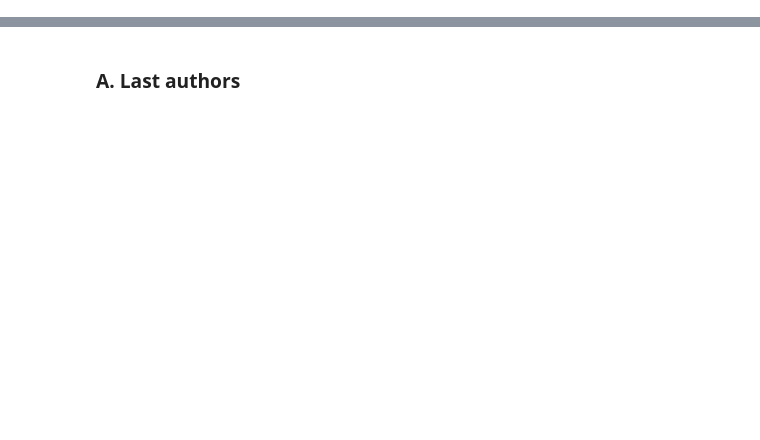
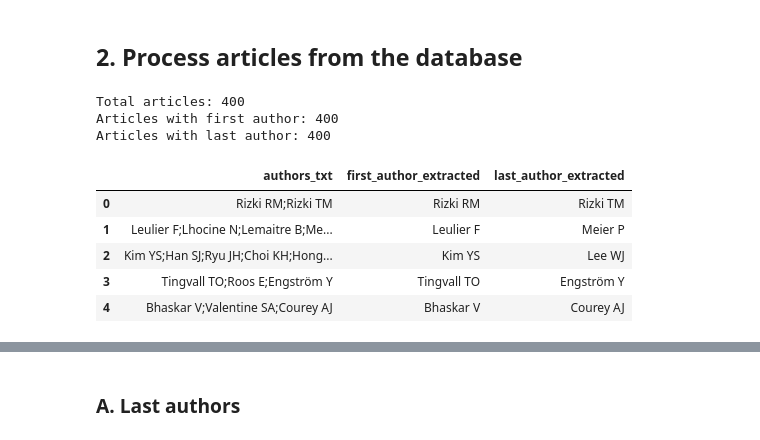
Before and after one commit to jcblemai/drosophila-reproducibility, a Jupyter notebook: preprocess.ipynb, the cells around one changed output, grey strips where cells are left out. Drawn from its saved outputs; the diff is of its cells as text; code cells hidden in the pictures; blank space fills up the shorter version.

```diff
--- a/preprocess.ipynb
+++ b/preprocess.ipynb
@@ -41,0 +75,44 @@ if from_database:
+# %% [markdown]
+ ## 2. Process articles from the database
+# %%
+# Process articles
+articles = clean_df(dfs["articles"])
+articles = articles.rename(columns={"id": "article_id"})
+# add journals to articles:
+journals = clean_df(dfs["journals"])
+journals = journals.drop('tag', axis=1).rename(columns={"id": "journal_id", "name": "journal_name"})
+articles = articles.merge(journals, on="journal_id", how="left", suffixes=('', '_journal')).drop("journal_id", axis=1)
+
+
+# Extract first and last authors from authors_txt
+def extract_authors(authors_txt):
+    if isinstance(authors_txt, str) and authors_txt:
+        authors_list = authors_txt.split(';')
+        first_author = authors_list[0].strip() if authors_list else None
+        last_author = authors_list[-1].strip() if authors_list else None
+        return pd.Series([first_author, last_author])
+    return pd.Series([None, None])
+
+# Apply the function to create new columns
+articles[['first_author_extracted', 'last_author_extracted']] = articles['authors_txt'].apply(extract_authors)
+
+# Check the results
+print(f"Total articles: {len(articles)}")
+print(f"Articles with first author: {articles['first_author_extracted'].notna().sum()}")
+print(f"Articles with last author: {articles['last_author_extracted'].notna().sum()}")
+
+articles = articles.drop(columns=["key", "references_txt", "additional_context", "num",  "nber_panels", "large_scale", "nber_tables", "published_at"])
+
+
+# Display the first few rows to verify
+articles[['authors_txt', 'first_author_extracted', 'last_author_extracted']].head()
+# %% [output]
+Total articles: 400
+Articles with first author: 400
+Articles with last author: 400
+|  | authors_txt | first_author_extracted | last_author_extracted |
+| 0 | Rizki RM;Rizki TM | Rizki RM | Rizki TM |
+| 1 | Leulier F;Lhocine N;Lemaitre B;Me... | Leulier F | Meier P |
+| 2 | Kim YS;Han SJ;Ryu JH;Choi KH;Hong... | Kim YS | Lee WJ |
+| 3 | Tingvall TO;Roos E;Engström Y | Tingvall TO | Engström Y |
+| 4 | Bhaskar V;Valentine SA;Courey AJ | Bhaskar V | Courey AJ |
```
Also changed, not shown: parts of 19 cells of this notebook, 1 other file.
